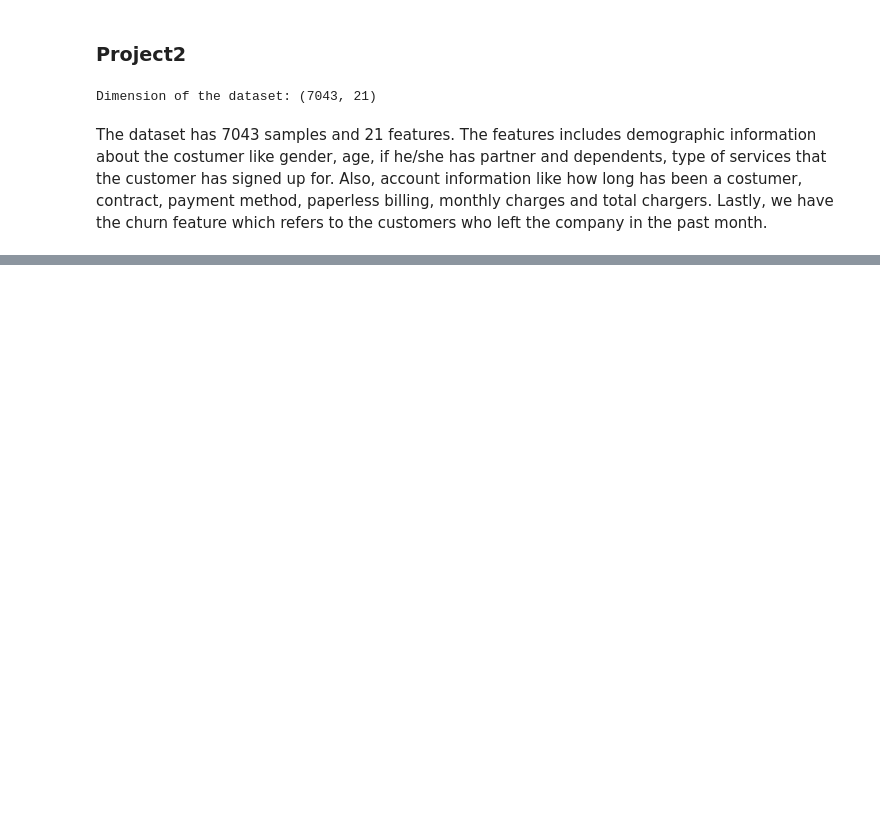
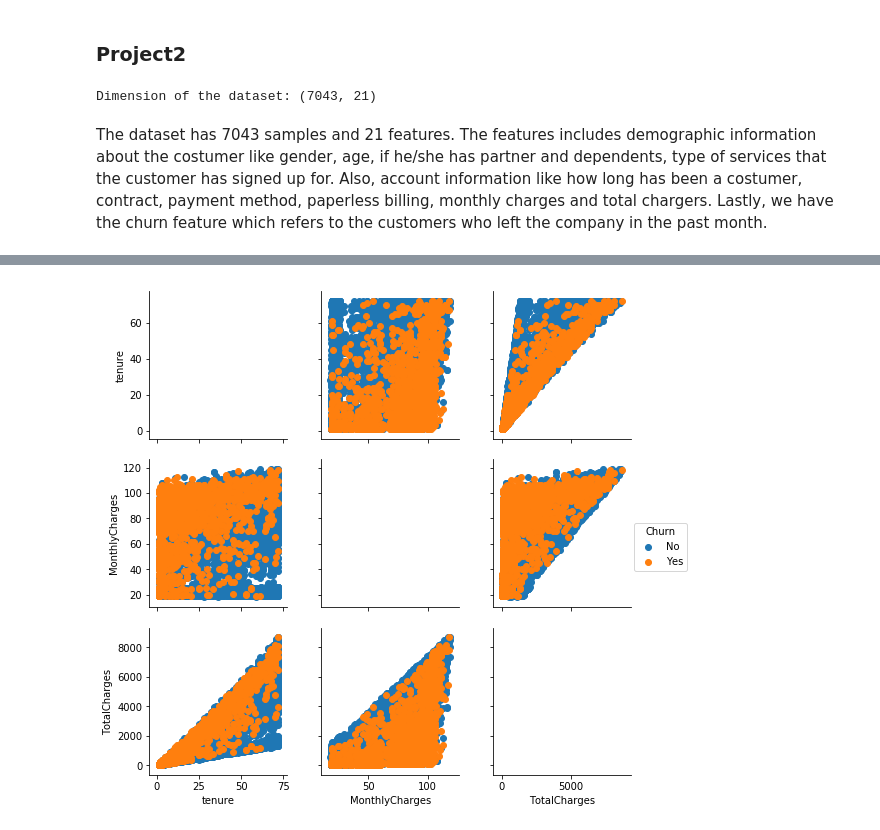
Before and after one commit to Klainti/Machine-Learning, a Jupyter notebook: project2/project2.ipynb, the cells around one changed output, grey strips where cells are left out. Saved outputs shown, nothing was run; the diff lists cells and outputs as text; code cells hidden in the pictures; blank space fills up the shorter version.

```diff
--- a/project2/project2.ipynb
+++ b/project2/project2.ipynb
@@ -30,0 +86,9 @@ The dataset has 7043 samples and 21 features. The features includes demographic
+# %%
+#Add the 'Churn' variable to the numeric dataset
+numeric = pd.concat([numeric, data["Churn"]], axis=1)
+
+plot = sns.PairGrid(numeric, hue = "Churn")
+plot = plot.map_offdiag(plt.scatter)
+plot = plot.add_legend()
+# %% [output]
+[figure, added]
```
Also changed, not shown: parts of 14 cells of this notebook.
